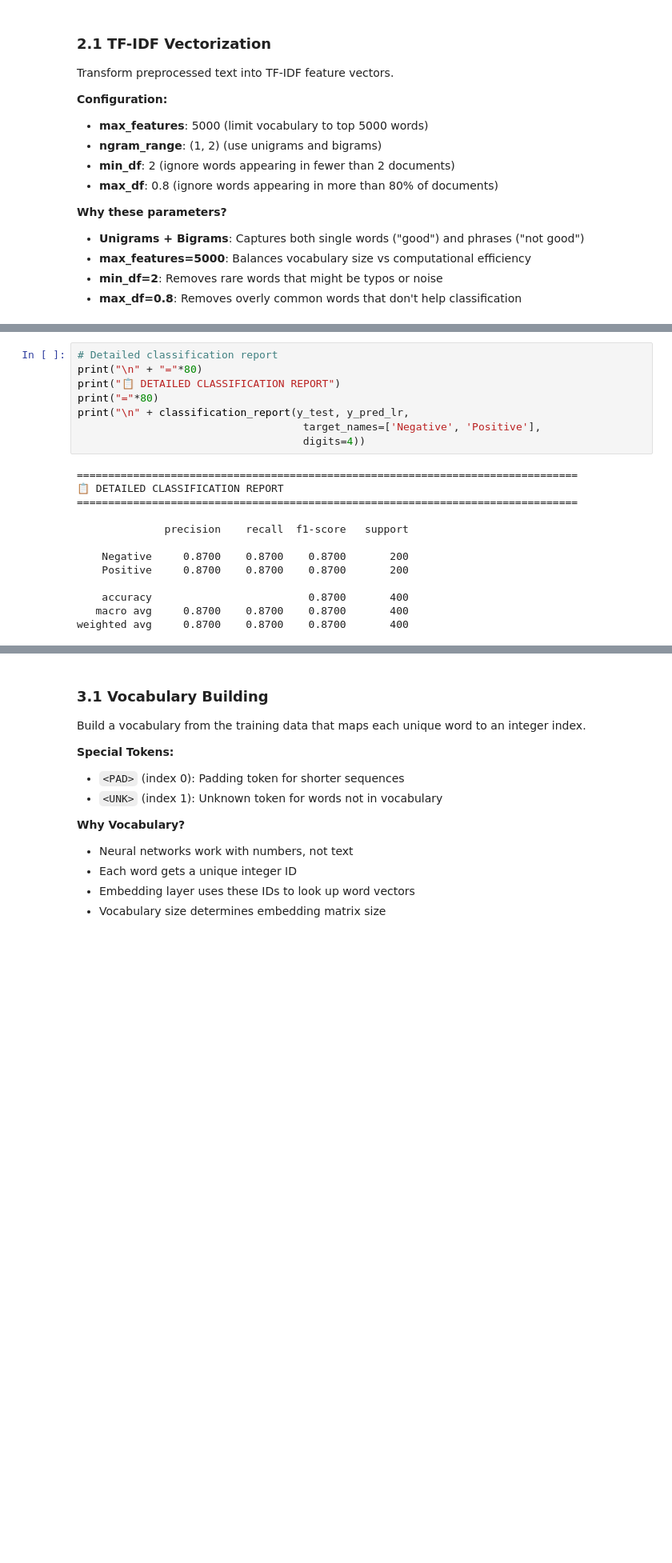
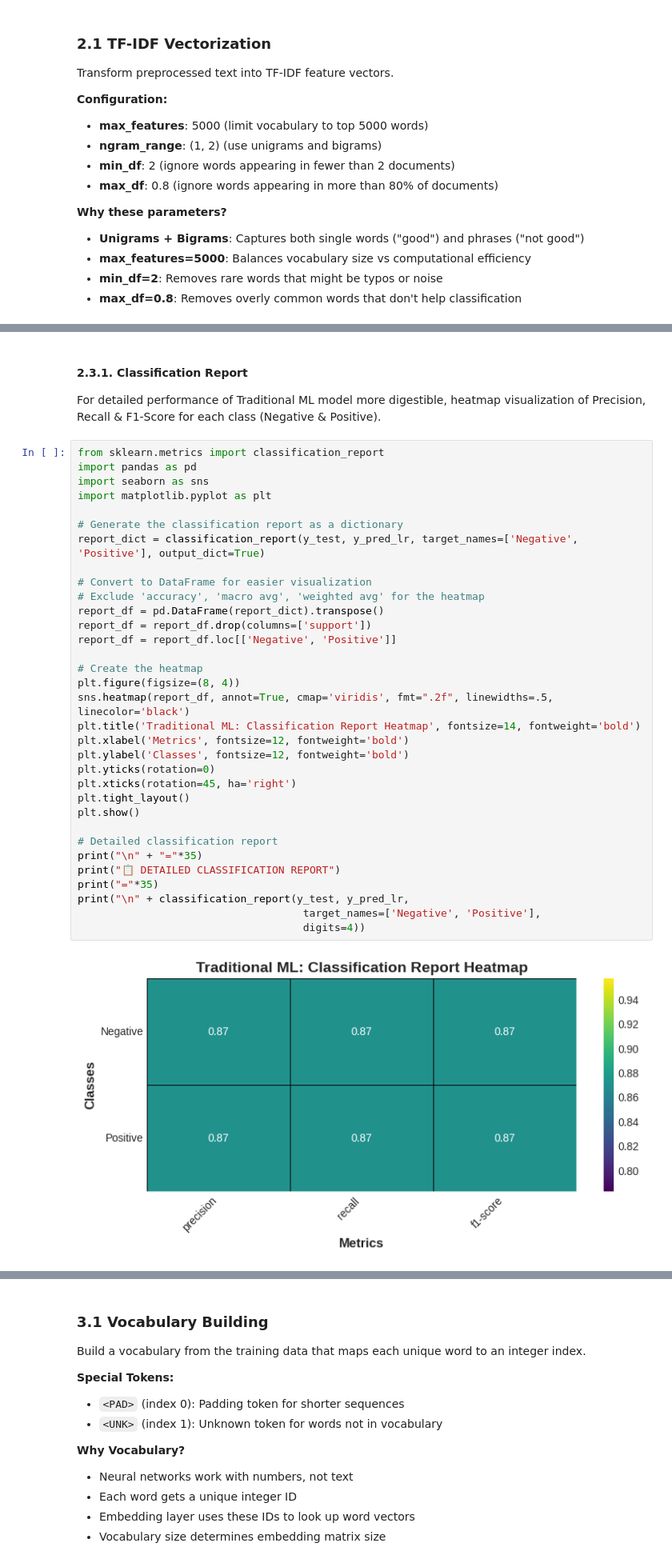
Before and after one commit to khshaik/nlp-labs, a Jupyter notebook: nlp_sentiment_analysis_evolution/sentiment_analysis.ipynb, the cells around one changed output, grey strips where cells are left out. Shown at 80% size. Saved outputs shown, nothing was run; the diff lists cells and outputs as text; blank space fills up the shorter version.

```diff
--- a/nlp_sentiment_analysis_evolution/sentiment_analysis.ipynb
+++ b/nlp_sentiment_analysis_evolution/sentiment_analysis.ipynb
@@ -1372,21 +1473,39 @@ print(f"   Total time:         {vectorization_time + lr_training_time + inferenc
-# %%
-# Detailed classification report
-print("\n" + "="*80)
-print("📋 DETAILED CLASSIFICATION REPORT")
-print("="*80)
-print("\n" + classification_report(y_test, y_pred_lr,
-                                    target_names=['Negative', 'Positive'],
-                                    digits=4))
-# %% [output]
-================================================================================
-📋 DETAILED CLASSIFICATION REPORT
-================================================================================
-
-              precision    recall  f1-score   support
-
-    Negative     0.8700    0.8700    0.8700       200
-    Positive     0.8700    0.8700    0.8700       200
-
-    accuracy                         0.8700       400
-   macro avg     0.8700    0.8700    0.8700       400
-weighted avg     0.8700    0.8700    0.8700       400
+# %% [markdown]
+#### **2.3.1. Classification Report**
+
+For detailed performance of Traditional ML model more digestible, heatmap visualization of Precision, Recall & F1-Score for each class (Negative & Positive).
+# %%
+from sklearn.metrics import classification_report
+import pandas as pd
+import seaborn as sns
+import matplotlib.pyplot as plt
+
+# Generate the classification report as a dictionary
+report_dict = classification_report(y_test, y_pred_lr, target_names=['Negative', 'Positive'], output_dict=True)
+
+# Convert to DataFrame for easier visualization
+# Exclude 'accuracy', 'macro avg', 'weighted avg' for the heatmap
+report_df = pd.DataFrame(report_dict).transpose()
+report_df = report_df.drop(columns=['support'])
+report_df = report_df.loc[['Negative', 'Positive']]
+
+# Create the heatmap
+plt.figure(figsize=(8, 4))
+sns.heatmap(report_df, annot=True, cmap='viridis', fmt=".2f", linewidths=.5, linecolor='black')
+plt.title('Traditional ML: Classification Report Heatmap', fontsize=14, fontweight='bold')
+plt.xlabel('Metrics', fontsize=12, fontweight='bold')
+plt.ylabel('Classes', fontsize=12, fontweight='bold')
+plt.yticks(rotation=0)
+plt.xticks(rotation=45, ha='right')
+plt.tight_layout()
+plt.show()
+
+# Detailed classification report
+print("\n" + "="*35)
+print("📋 DETAILED CLASSIFICATION REPORT")
+print("="*35)
+print("\n" + classification_report(y_test, y_pred_lr,
+                                    target_names=['Negative', 'Positive'],
+                                    digits=4))
+# %% [output]
+[figure, added]
```
Also changed, not shown: parts of 73 cells of this notebook.
